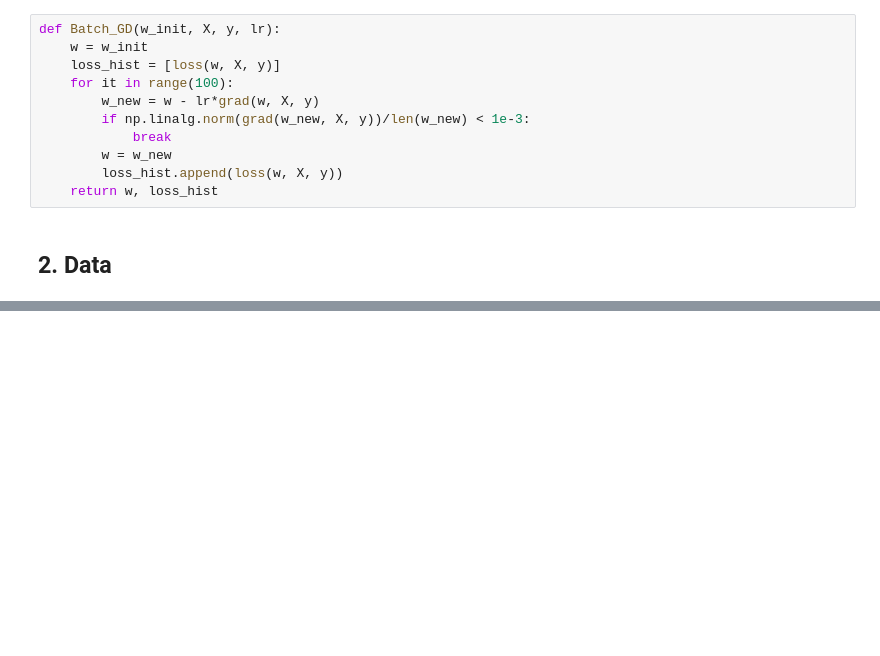
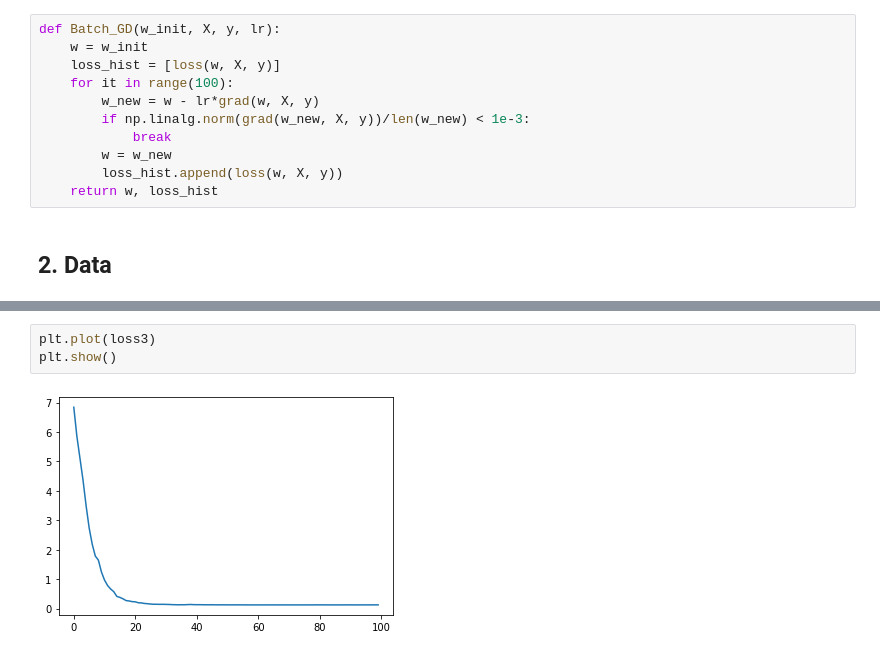
Before and after one commit to CuteBoiz/MachineLearning, a Jupyter notebook: 5-GradientDescent/LinearRegressionWithGD.ipynb, the cells around one changed output, grey strips where cells are left out. Drawn from its saved outputs; the diff is of its cells as text; blank space fills up the shorter version.

```diff
--- a/5-GradientDescent/LinearRegressionWithGD.ipynb
+++ b/5-GradientDescent/LinearRegressionWithGD.ipynb
@@ -79,0 +139,5 @@ plt.show()
+# %%
+plt.plot(loss3)
+plt.show()
+# %% [output]
+[figure, added]
```
Also changed, not shown: parts of 11 cells of this notebook.
